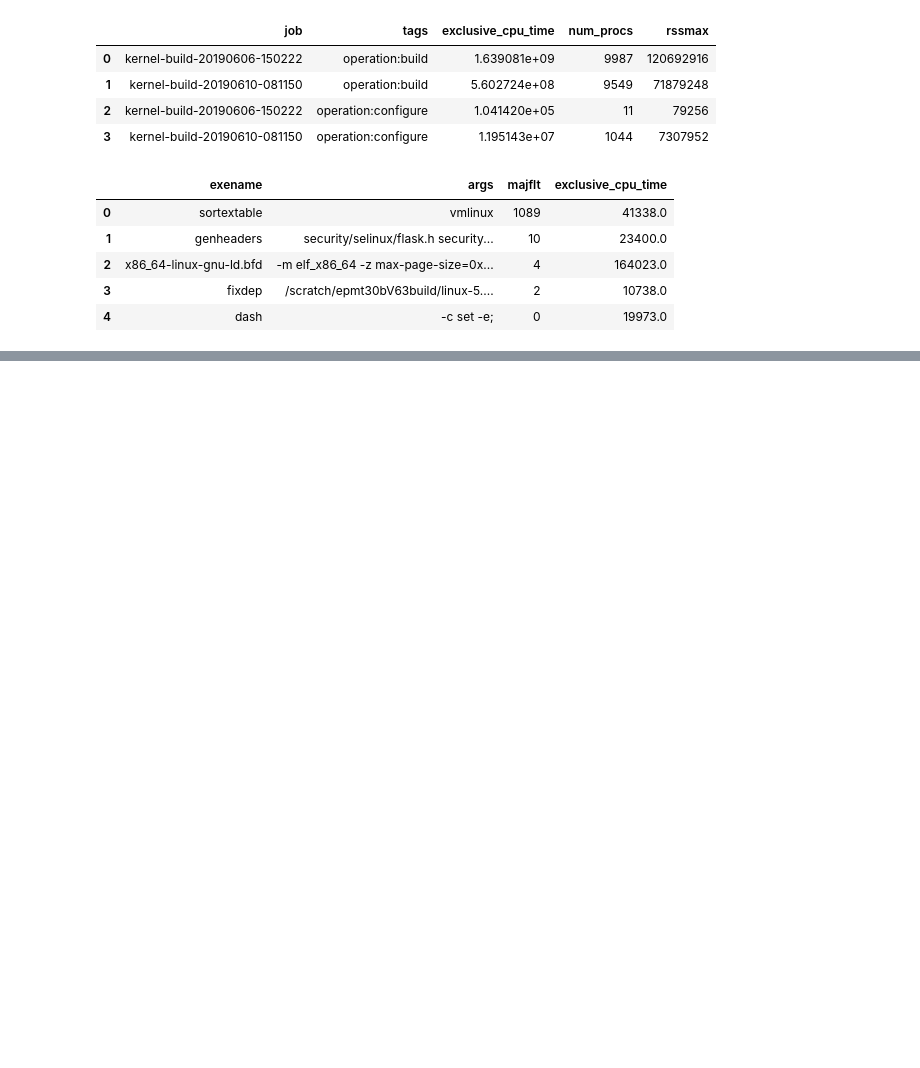
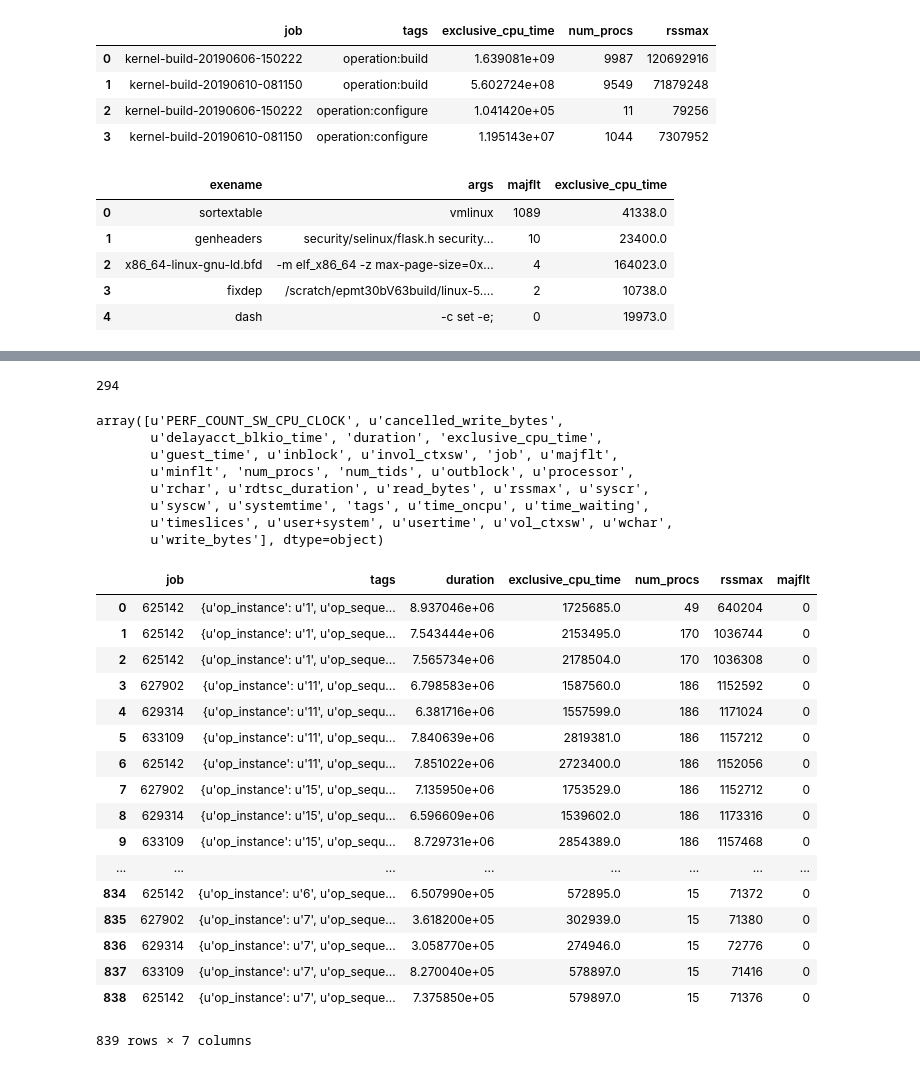
Before and after one commit to ilaflott/epmt, a Jupyter notebook: Query-API.ipynb, the cells around one changed output, grey strips where cells are left out. Drawn from its saved outputs; the diff is of its cells as text; code cells hidden in the pictures; blank space fills up the shorter version.

```diff
--- a/Query-API.ipynb
+++ b/Query-API.ipynb
@@ -703,0 +784,40 @@ df[['exename', 'args', 'majflt', 'exclusive_cpu_time']]
+# %%
+# To get aggregate metrics by tags, the tags must not be in a folded form.
+# Also, let's not remove any tahs
+ice_1x1_tags = eq.get_unique_process_tags([u'633109', u'625142', u'627902', u'629314'], fold=False)
+len(ice_1x1_tags)
+# %% [output]
+294
+# %%
+# Now let's get the metrics aggregated by tag
+# each row represents the aggregated metrics by tag for a particular job
+df = eq.agg_metrics_by_tags([u'633109', u'625142', u'627902', u'629314'], tags=ice_1x1_tags, fmt='pandas')
+display(df.columns.values)
+df[['job', 'tags', 'duration', 'exclusive_cpu_time', 'num_procs', 'rssmax', 'majflt']]
+# %% [output]
+array([u'PERF_COUNT_SW_CPU_CLOCK', u'cancelled_write_bytes',
+       u'delayacct_blkio_time', 'duration', 'exclusive_cpu_time',
+       u'guest_time', u'inblock', u'invol_ctxsw', 'job', u'majflt',
+       u'minflt', 'num_procs', 'num_tids', u'outblock', u'processor',
+       u'rchar', u'rdtsc_duration', u'read_bytes', u'rssmax', u'syscr',
+       u'syscw', u'systemtime', 'tags', u'time_oncpu', u'time_waiting',
+       u'timeslices', u'user+system', u'usertime', u'vol_ctxsw', u'wchar',
+       u'write_bytes'], dtype=object)
+|  | job | tags | duration | exclusive_cpu_time | num_procs | rssmax | majflt |
+| 0 | 625142 | {u'op_instance': u'1', u'op_seque... | 8.937046e+06 | 1725685.0 | 49 | 640204 | 0 |
+| 1 | 625142 | {u'op_instance': u'1', u'op_seque... | 7.543444e+06 | 2153495.0 | 170 | 1036744 | 0 |
+| 2 | 625142 | {u'op_instance': u'1', u'op_seque... | 7.565734e+06 | 2178504.0 | 170 | 1036308 | 0 |
+| 3 | 627902 | {u'op_instance': u'11', u'op_sequ... | 6.798583e+06 | 1587560.0 | 186 | 1152592 | 0 |
+| 4 | 629314 | {u'op_instance': u'11', u'op_sequ... | 6.381716e+06 | 1557599.0 | 186 | 1171024 | 0 |
+| 5 | 633109 | {u'op_instance': u'11', u'op_sequ... | 7.840639e+06 | 2819381.0 | 186 | 1157212 | 0 |
+| 6 | 625142 | {u'op_instance': u'11', u'op_sequ... | 7.851022e+06 | 2723400.0 | 186 | 1152056 | 0 |
+| 7 | 627902 | {u'op_instance': u'15', u'op_sequ... | 7.135950e+06 | 1753529.0 | 186 | 1152712 | 0 |
+| 8 | 629314 | {u'op_instance': u'15', u'op_sequ... | 6.596609e+06 | 1539602.0 | 186 | 1173316 | 0 |
+| 9 | 633109 | {u'op_instance': u'15', u'op_sequ... | 8.729731e+06 | 2854389.0 | 186 | 1157468 | 0 |
+| ... | ... | ... | ... | ... | ... | ... | ... |
+| 834 | 625142 | {u'op_instance': u'6', u'op_seque... | 6.507990e+05 | 572895.0 | 15 | 71372 | 0 |
+| 835 | 627902 | {u'op_instance': u'7', u'op_seque... | 3.618200e+05 | 302939.0 | 15 | 71380 | 0 |
+| 836 | 629314 | {u'op_instance': u'7', u'op_seque... | 3.058770e+05 | 274946.0 | 15 | 72776 | 0 |
+| 837 | 633109 | {u'op_instance': u'7', u'op_seque... | 8.270040e+05 | 578897.0 | 15 | 71416 | 0 |
+| 838 | 625142 | {u'op_instance': u'7', u'op_seque... | 7.375850e+05 | 579897.0 | 15 | 71376 | 0 |
+839 rows × 7 columns
```
Also changed, not shown: parts of 6 cells of this notebook.
